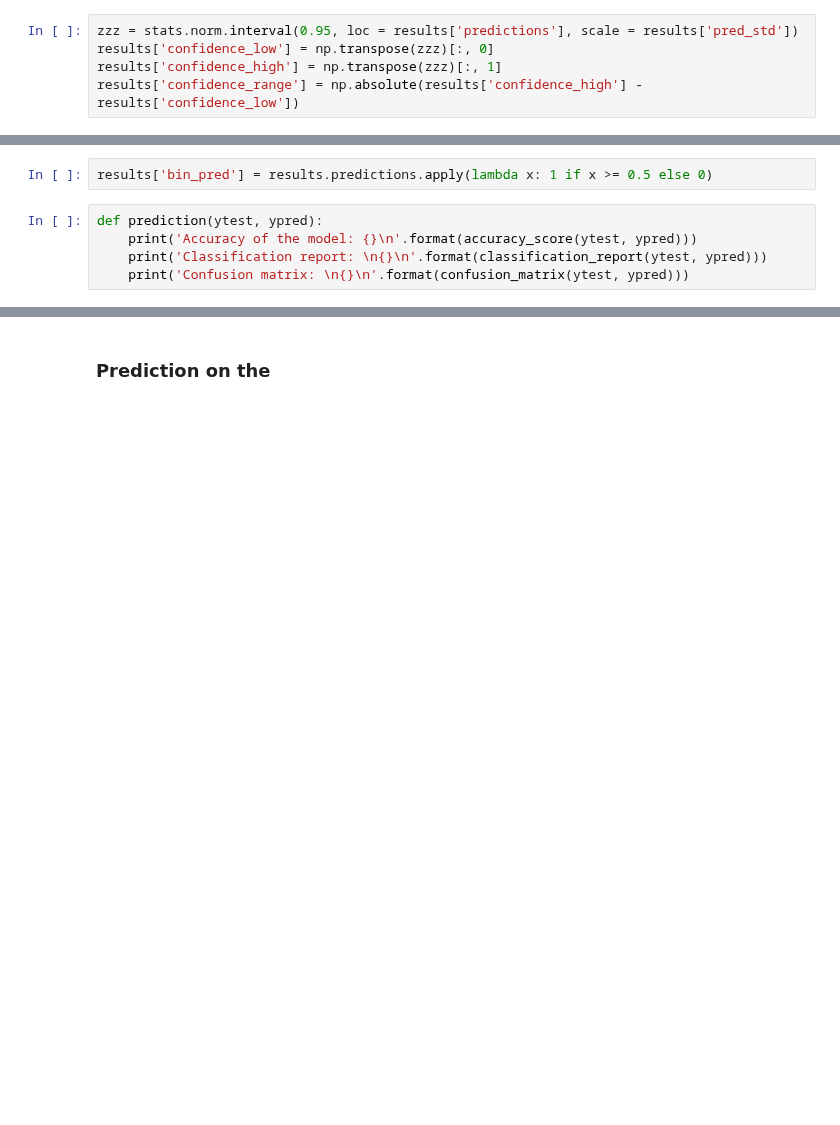
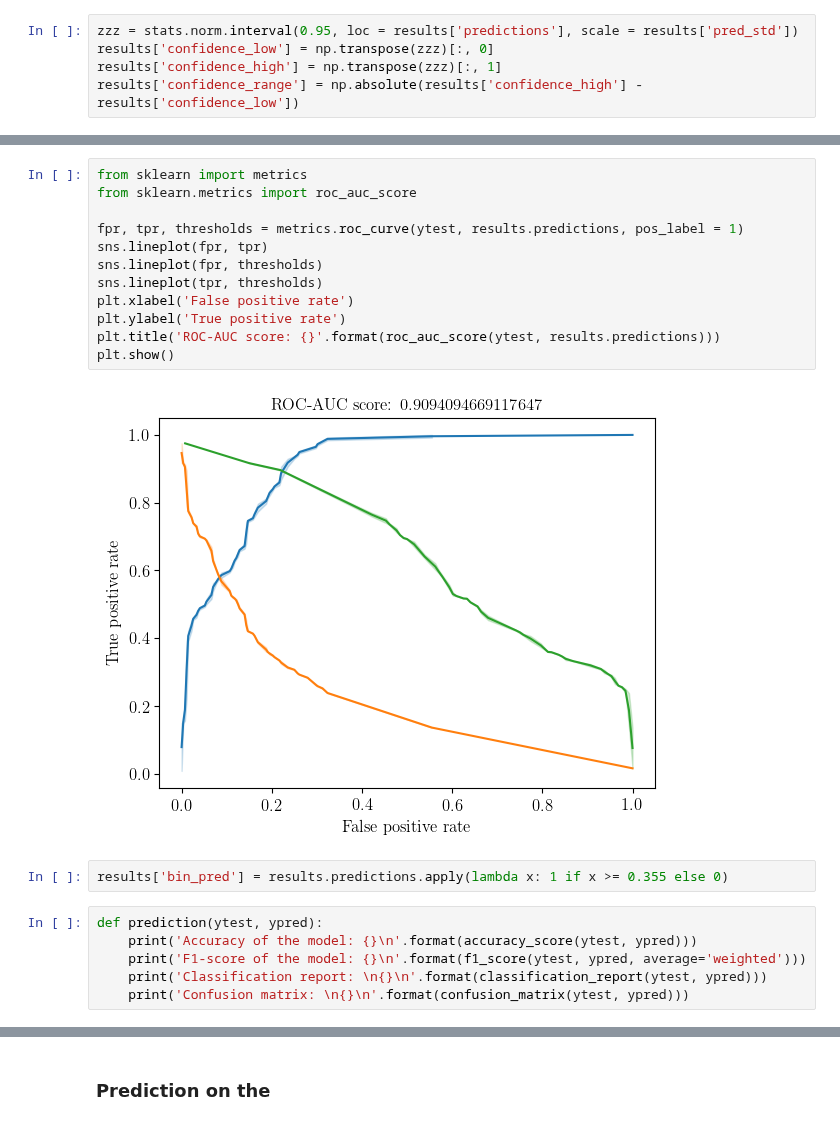
Before and after one commit to msahamed/earthquake_physics_bayesian_nn, a Jupyter notebook: Baysian_neural_network.ipynb, the cells around one changed output, grey strips where cells are left out. Saved outputs shown, nothing was run; the diff lists cells and outputs as text; blank space fills up the shorter version.

```diff
--- a/Baysian_neural_network.ipynb
+++ b/Baysian_neural_network.ipynb
@@ -365,8 +396,23 @@ results['confidence_range'] = np.absolute(results['confidence_high'] - results['
+# %%
+from sklearn import metrics
+from sklearn.metrics import roc_auc_score
+
+fpr, tpr, thresholds = metrics.roc_curve(ytest, results.predictions, pos_label = 1)
+sns.lineplot(fpr, tpr)
+sns.lineplot(fpr, thresholds)
+sns.lineplot(tpr, thresholds)
+plt.xlabel('False positive rate')
+plt.ylabel('True positive rate')
+plt.title('ROC-AUC score: {}'.format(roc_auc_score(ytest, results.predictions)))
+plt.show()
+# %% [output]
+[figure, added]
 # %%
-results['bin_pred'] = results.predictions.apply(lambda x: 1 if x >= 0.5 else 0)
+results['bin_pred'] = results.predictions.apply(lambda x: 1 if x >= 0.355 else 0)
 # %%
 def prediction(ytest, ypred):
     print('Accuracy of the model: {}\n'.format(accuracy_score(ytest, ypred)))
+    print('F1-score of the model: {}\n'.format(f1_score(ytest, ypred, average='weighted')))
     print('Classification report: \n{}\n'.format(classification_report(ytest, ypred)))
     print('Confusion matrix: \n{}\n'.format(confusion_matrix(ytest, ypred)))
 # %%
```
Also changed, not shown: parts of 19 cells of this notebook.
